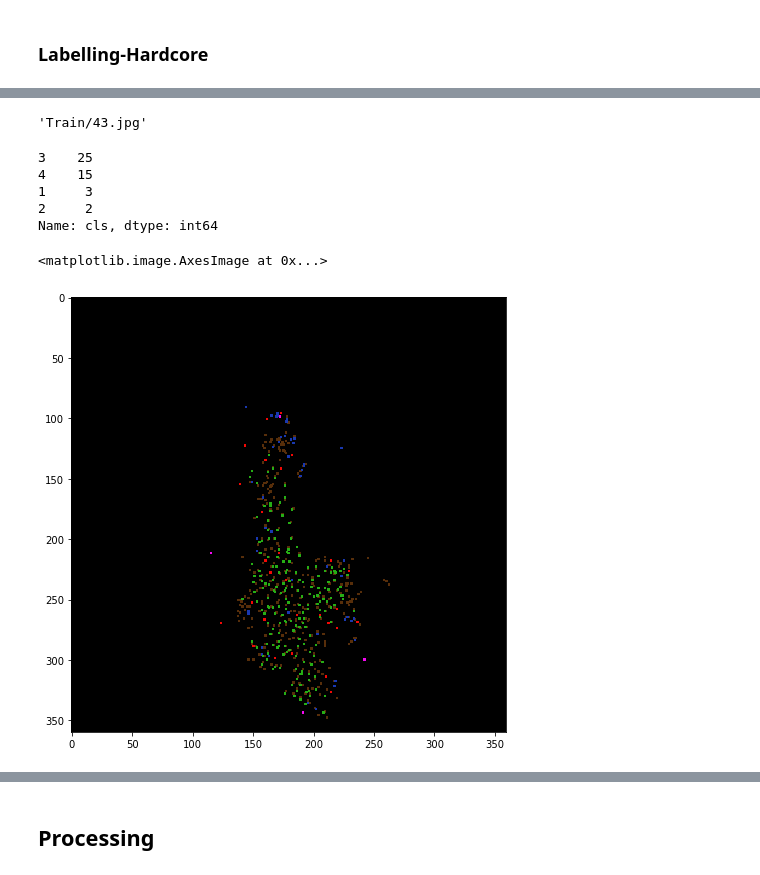
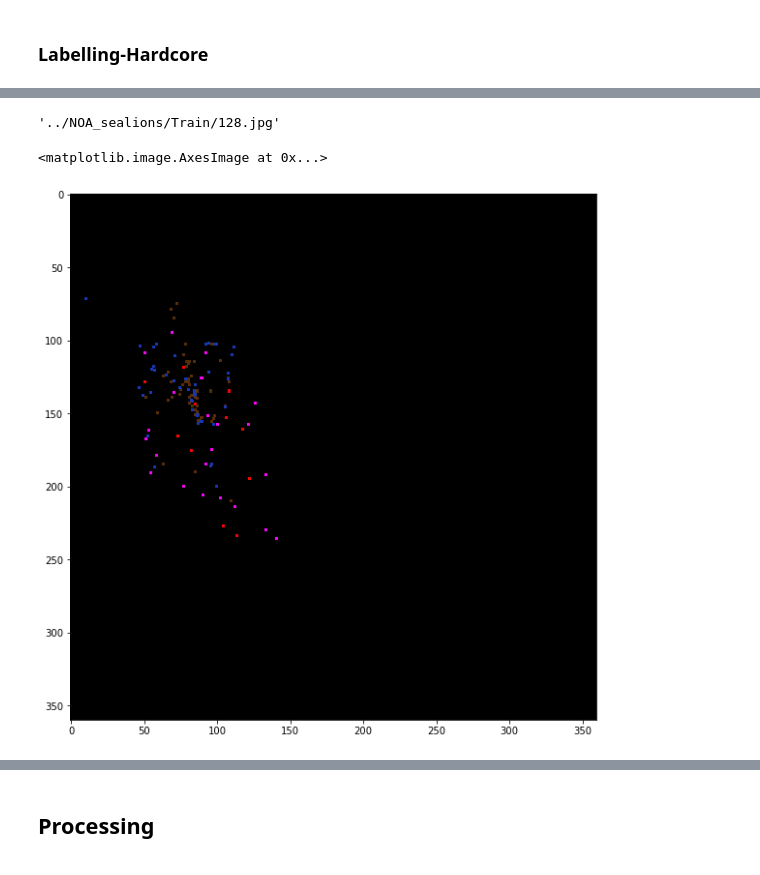
Before and after one commit to dysdsyd/kaggle-fisheries-steller-sea-lion, a Jupyter notebook: experiment-daft/segmentation_NOAA.ipynb, the cells around one changed output, grey strips where cells are left out. Saved outputs shown, nothing was run; the diff lists cells and outputs as text; code cells hidden in the pictures.

```diff
--- a/experiment-daft/segmentation_NOAA.ipynb
+++ b/experiment-daft/segmentation_NOAA.ipynb
@@ -51,5 +73,5 @@ save_array(PATH+'results/imgs.bc', imgs)
 # %%
-imgs = load_array(PATH+'results/imgs.bc')
+imgs = load_array('results/imgs.bc')
 # %%
 n,r,c,ch = imgs.shape
 # %%
@@ -73,7 +95,3 @@ rgb2cls = dict(zip(rgb, cls))
 ### Labelling-Hardcore
 # %%
 img_sz = (360,360)
-# %%
-def open_image(fn): return np.array(Image.open(fn).resize(img_sz, Image.NEAREST))
-imgs= np.stack([open_image(fn) for fn in fnames])
-imgs.shape
@@ -97,10 +113,9 @@ import sys
 %%time
 target = []
 for i in range(imgs.shape[0]):
-    print('Processing for image = '+fnames[i])
-    actual = pic.imread(fnames[i])
-    x=fnames[i]
-    id = int(x[6:].split('.')[0])
+    print('Processing for image = '+names[i])
+    actual = pic.imread(names[i])
+    id = int(ids[i])
     cordinates = cord[cord.tid==id]
     label = np.zeros(img_sz,dtype=int)
     a=cordinates.apply(create_labels, axis=1)
@@ -134,21 +136,13 @@ def color_label(a):
             res[j,k] = o
     return res
 # %%
-col_label = color_label(labels_int[1])
-fnames[1]
+col_label = color_label(labels_int[90])
+names[90]
 # %% [output]
-'Train/43.jpg'
+'../NOA_sealions/Train/128.jpg'
-# %%
-cord[cord.tid==44]['cls'].value_counts()
-# %% [output]
-3    25
-4    15
-1     3
-2     2
-Name: cls, dtype: int64
 # %%
-plt.figure(figsize=(8,8))
+plt.figure(figsize=(10,10))
 plt.imshow(col_label)
 # %% [output]
 <matplotlib.image.AxesImage at 0x...>
-[figure, old version]
+[figure, new version]
```
Also changed, not shown: parts of 51 cells of this notebook, 1 other file.
